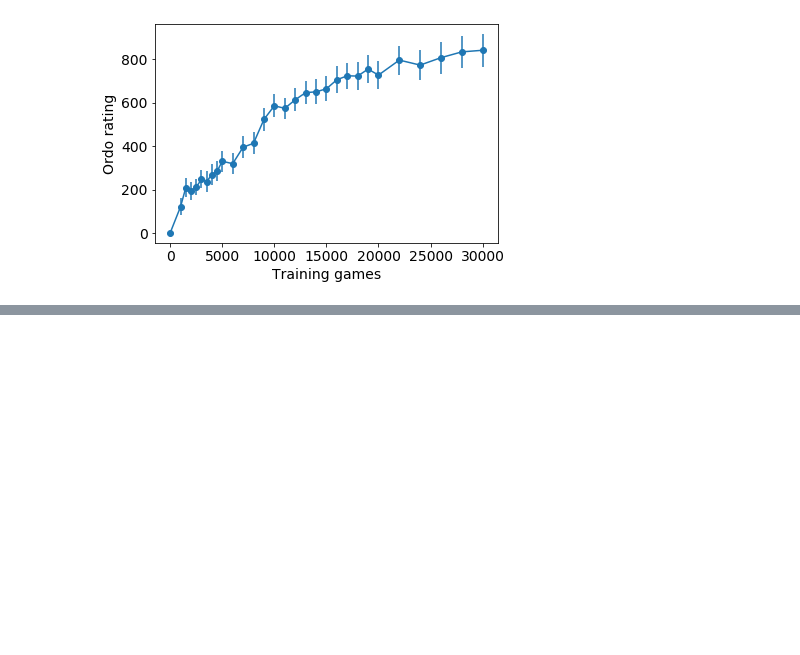
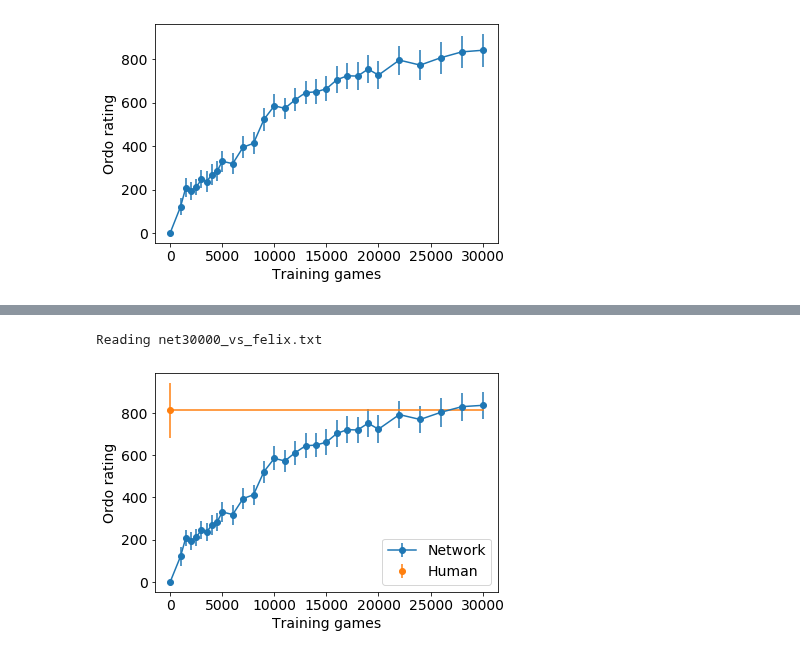
Before and after one commit to fqjin/ultimate-tictactoe, a Jupyter notebook: notebooks/Ordo.ipynb, the cells around one changed output, grey strips where cells are left out. Drawn from its saved outputs; the diff is of its cells as text; code cells hidden in the pictures; blank space fills up the shorter version.

Commit message:
Add human results

```diff
--- a/notebooks/Ordo.ipynb
+++ b/notebooks/Ordo.ipynb
@@ -83,0 +87,55 @@ plt.show()
+# %%
+n = max(models.values())
+models['Felix'] = n + 1000
+
+filename = f'net{n}_vs_felix.txt'
+print('Reading ' + filename)
+lines = []
+with open(filename, 'r') as f:
+    f.readline()
+    f.readline()
+    x = f.readline()
+    while x != '\n':
+        lines.append(x)
+        x = f.readline()
+# %% [output]
+Reading net30000_vs_felix.txt
+# %%
+ngames = []
+rating = []
+errors = []
+for line in lines:
+    line = line.split()
+    ngames.append(models[line[1]])
+    rating.append(float(line[3]))
+    try:
+        errors.append(float(line[4]))
+    except ValueError:
+        errors.append(0.0)
+# %%
+results = pd.DataFrame(data={'ngames': ngames,
+                             'rating': rating,
+                             'errors': errors})
+results = results.sort_values('ngames')
+# %%
+plt.rcParams.update({'font.size': 14})
+plt.errorbar(results['ngames'][:-1],
+             results['rating'][:-1],
+             results['errors'][:-1],
+             fmt='o-')
+plt.errorbar(0,
+             results['rating'].tolist()[-1],
+             results['errors'].tolist()[-1],
+             fmt='o')
+plt.legend(['Network', 'Human'])
+plt.plot([0, n],
+         [results['rating'].tolist()[-1]]*2,
+         color='tab:orange')
+plt.ylabel('Ordo rating')
+plt.xlabel('Training games')
+
+plt.tight_layout()
+plt.savefig('../images/Ordo.png', dpi=200)
+plt.show()
+# %% [output]
+[figure, added]
```
Also changed, not shown: parts of 1 cell of this notebook, 3 other files.
